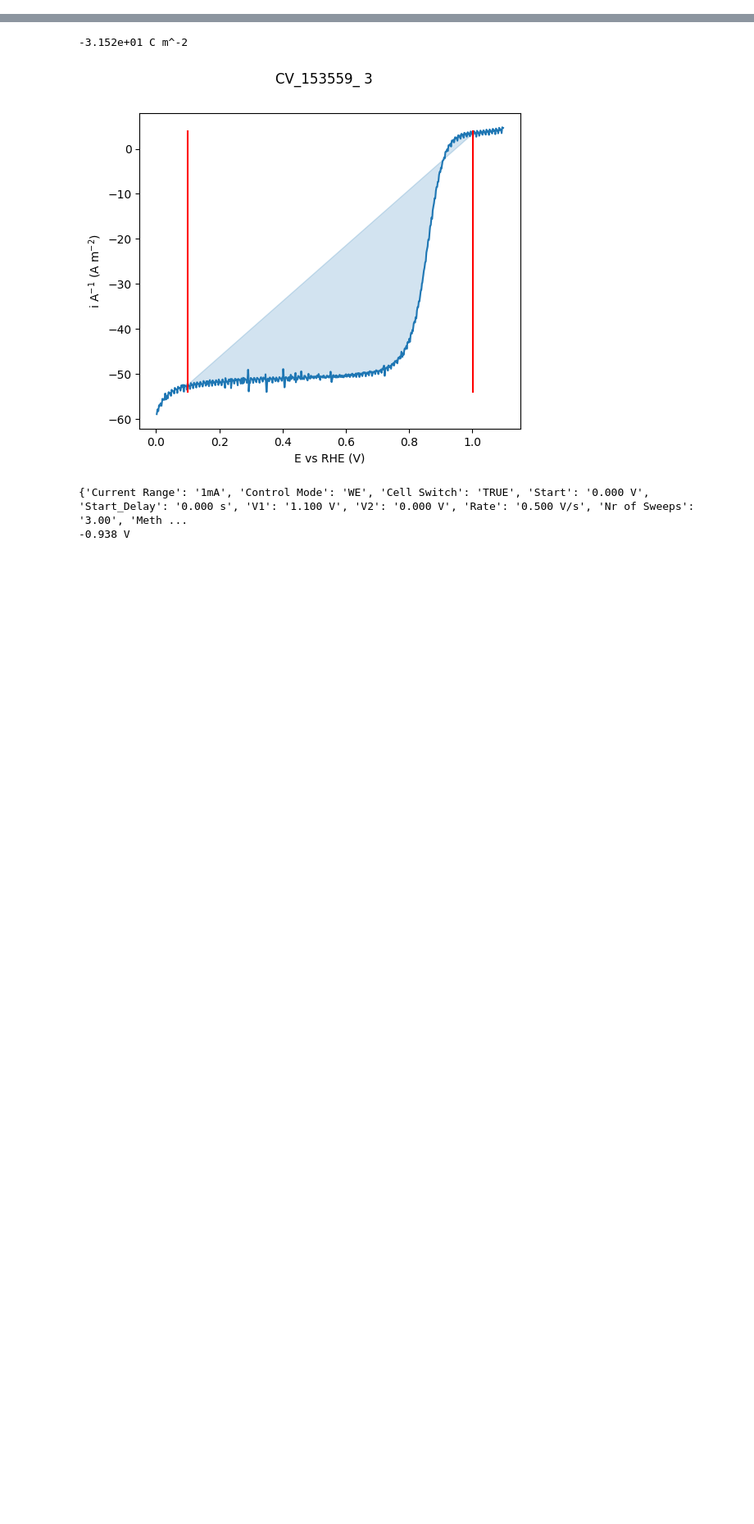
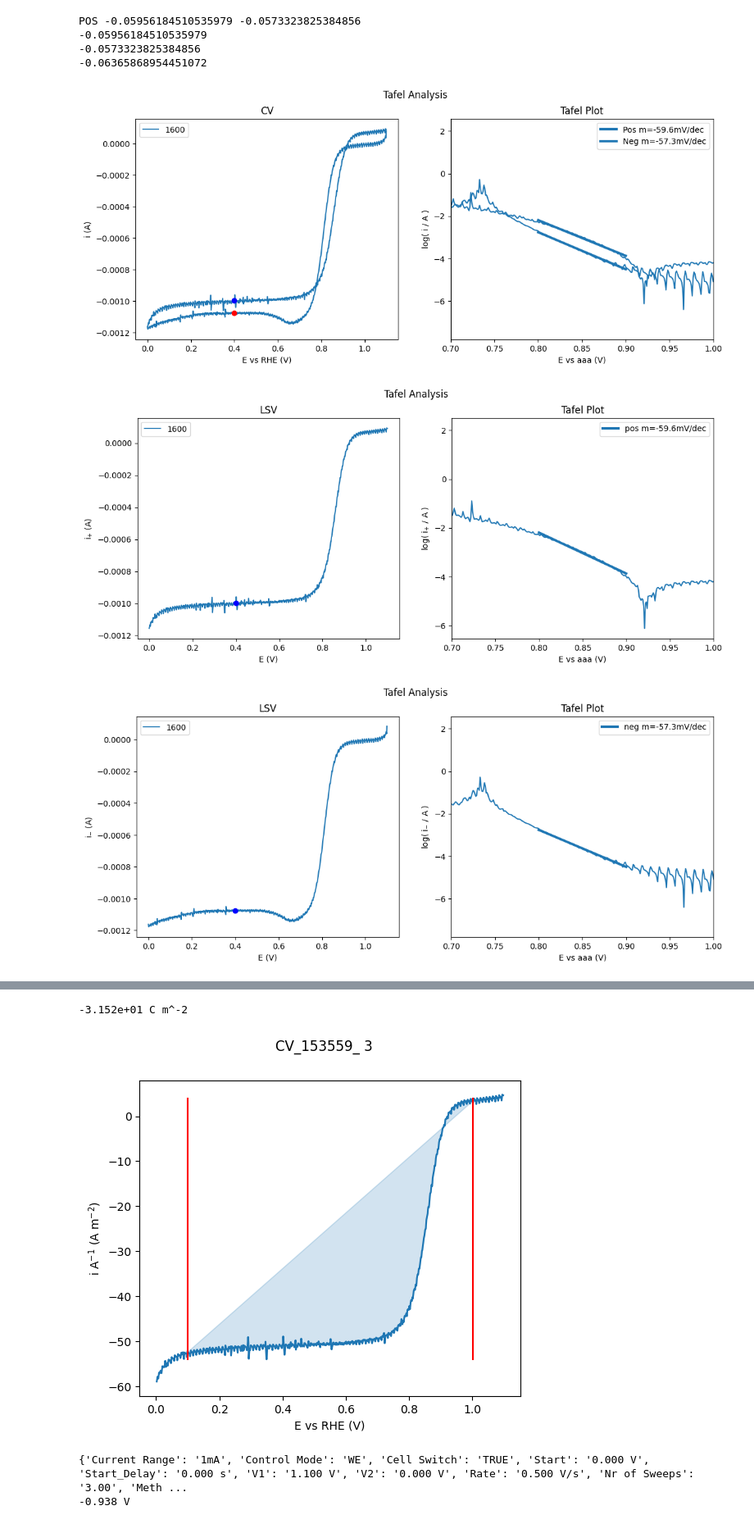
Before and after one commit to NordicEC/EC4py, a Jupyter notebook: dev/CV_Data/CV_Data_t4_Tafel.ipynb, the cells around one changed output, grey strips where cells are left out. Shown at 82% size. Cells and saved outputs as stored; diff of their text form; code cells hidden in the pictures; blank space fills up the shorter version.

```diff
--- a/dev/CV_Data/CV_Data_t4_Tafel.ipynb
+++ b/dev/CV_Data/CV_Data_t4_Tafel.ipynb
@@ -32,0 +36,19 @@ AttributeError: 'tuple' object has no attribute 'setup_data'
+# %%
+
+a =data.Tafel([0.8,0.9],0.4,RHE)
+print("POS", a[0].value,a[1].value)
+
+lsv = data.get_sweep(POS)
+print(lsv.Tafel([0.8,0.9],0.4,RHE).value)
+lsv = data.get_sweep(NEG)
+print(lsv.Tafel([0.8,0.9],0.4,RHE).value)
+lsv = data.get_sweep("AVG")
+print(lsv.Tafel([0.8,0.9],0.4,RHE).value)
+# %% [output]
+POS -0.05956184510535979 -0.0573323825384856
+-0.05956184510535979
+-0.0573323825384856
+-0.06365868954451072
+[figure, added]
+[figure, added]
+[figure, added]
```
Also changed, not shown: parts of 4 cells of this notebook, 13 other files.
